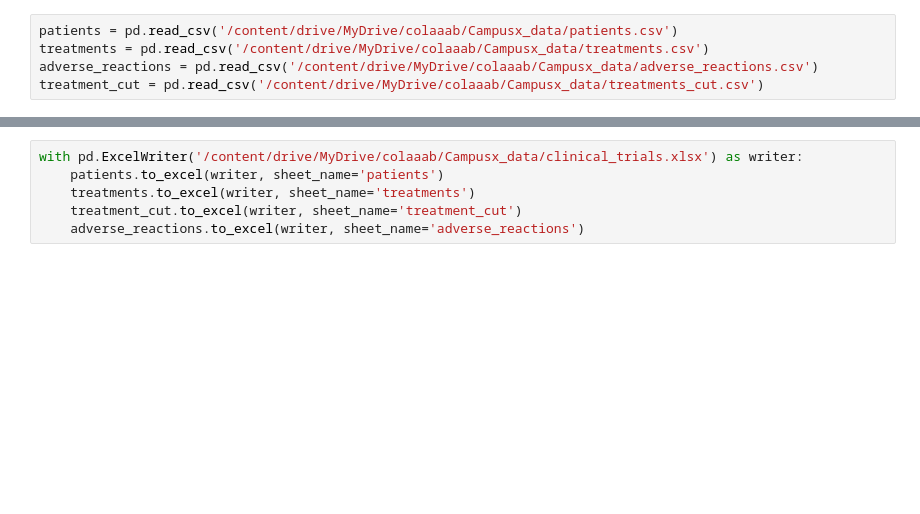
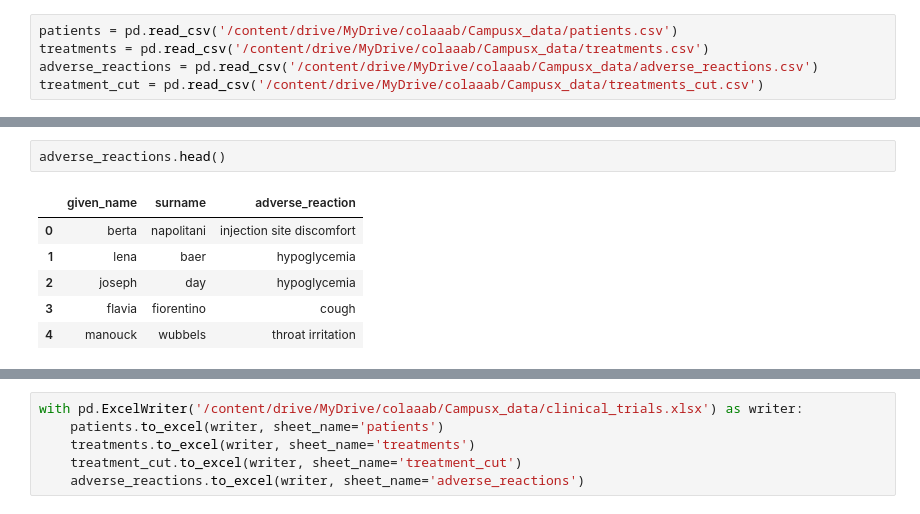
Before and after one commit to magaramol/campusx_data_analysis, a Jupyter notebook: campusx_data_wr.ipynb, the cells around one changed output, grey strips where cells are left out. Drawn from its saved outputs; the diff is of its cells as text; blank space fills up the shorter version.

```diff
--- a/campusx_data_wr.ipynb
+++ b/campusx_data_wr.ipynb
@@ -9,0 +28,9 @@ treatment_cut = pd.read_csv('/content/drive/MyDrive/colaaab/Campusx_data/treatme
+# %%
+adverse_reactions.head()
+# %% [output]
+|  | given_name | surname | adverse_reaction |
+| 0 | berta | napolitani | injection site discomfort |
+| 1 | lena | baer | hypoglycemia |
+| 2 | joseph | day | hypoglycemia |
+| 3 | flavia | fiorentino | cough |
+| 4 | manouck | wubbels | throat irritation |
```
Also changed, not shown: parts of 7 cells of this notebook.
